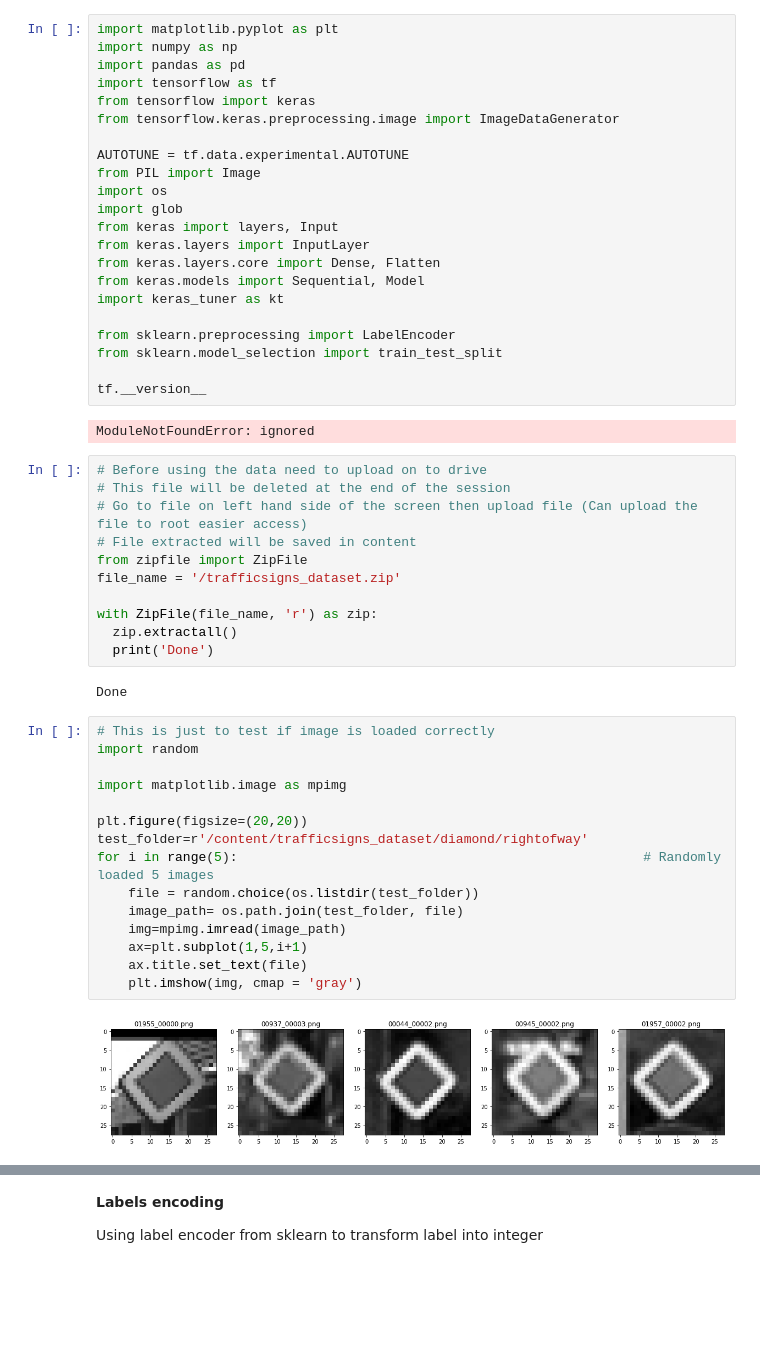
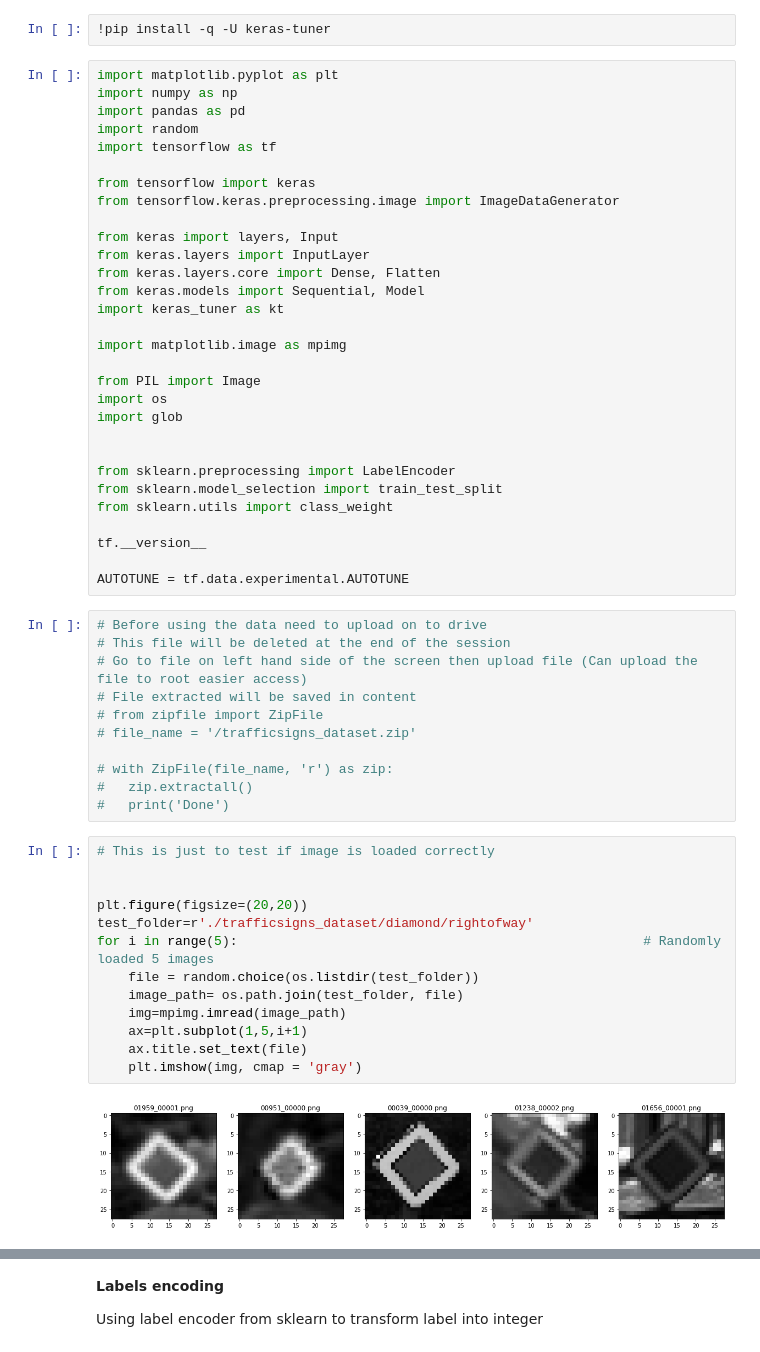
Before and after one commit to mhngu23/Traffic-Sign-Image-Recognition-by-RMIT, a Jupyter notebook: Traffic_Sign_Image_Recognition.ipynb, the cells around one changed output, grey strips where cells are left out. Cells and saved outputs as stored; diff of their text form; blank space fills up the shorter version.

```diff
--- a/Traffic_Sign_Image_Recognition.ipynb
+++ b/Traffic_Sign_Image_Recognition.ipynb
@@ -1,54 +1,58 @@
+# %%
+!pip install -q -U keras-tuner
 # %%
 import matplotlib.pyplot as plt
 import numpy as np
 import pandas as pd
+import random
 import tensorflow as tf
+
 from tensorflow import keras
 from tensorflow.keras.preprocessing.image import ImageDataGenerator
 
-AUTOTUNE = tf.data.experimental.AUTOTUNE
-from PIL import Image
-import os
-import glob
 from keras import layers, Input
 from keras.layers import InputLayer
 from keras.layers.core import Dense, Flatten
 from keras.models import Sequential, Model
 import keras_tuner as kt
 
+import matplotlib.image as mpimg
+
+from PIL import Image
+import os
+import glob
+
+
 from sklearn.preprocessing import LabelEncoder
 from sklearn.model_selection import train_test_split
+from sklearn.utils import class_weight
 
 tf.__version__
+
+AUTOTUNE = tf.data.experimental.AUTOTUNE
-# %% [output]
-ModuleNotFoundError: ignored
 # %%
 # Before using the data need to upload on to drive
 # This file will be deleted at the end of the session
 # Go to file on left hand side of the screen then upload file (Can upload the file to root easier access)
 # File extracted will be saved in content
-from zipfile import ZipFile
-file_name = '/trafficsigns_dataset.zip'
+# from zipfile import ZipFile
+# file_name = '/trafficsigns_dataset.zip'
 
-with ZipFile(file_name, 'r') as zip:
-  zip.extractall()
-  print('Done')
+# with ZipFile(file_name, 'r') as zip:
+#   zip.extractall()
+#   print('Done')
-# %% [output]
-Done
 # %%
 # This is just to test if image is loaded correctly
-import random
 
-import matplotlib.image as mpimg
 
 plt.figure(figsize=(20,20))
-test_folder=r'/content/trafficsigns_dataset/diamond/rightofway'
+test_folder=r'./trafficsigns_dataset/diamond/rightofway'
 for i in range(5):                                                    # Randomly loaded 5 images
     file = random.choice(os.listdir(test_folder))
     image_path= os.path.join(test_folder, file)
     img=mpimg.imread(image_path)
     ax=plt.subplot(1,5,i+1)
     ax.title.set_text(file)
     plt.imshow(img, cmap = 'gray')
 # %% [output]
-[figure, old version]
+[figure, new version]
```
Also changed, not shown: parts of 55 cells of this notebook, 1 other file.
